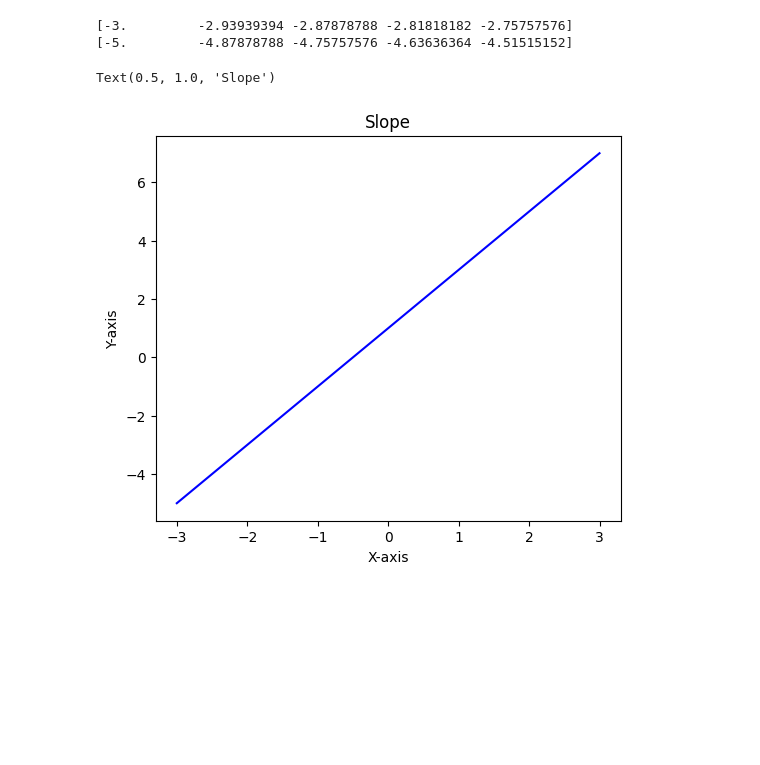
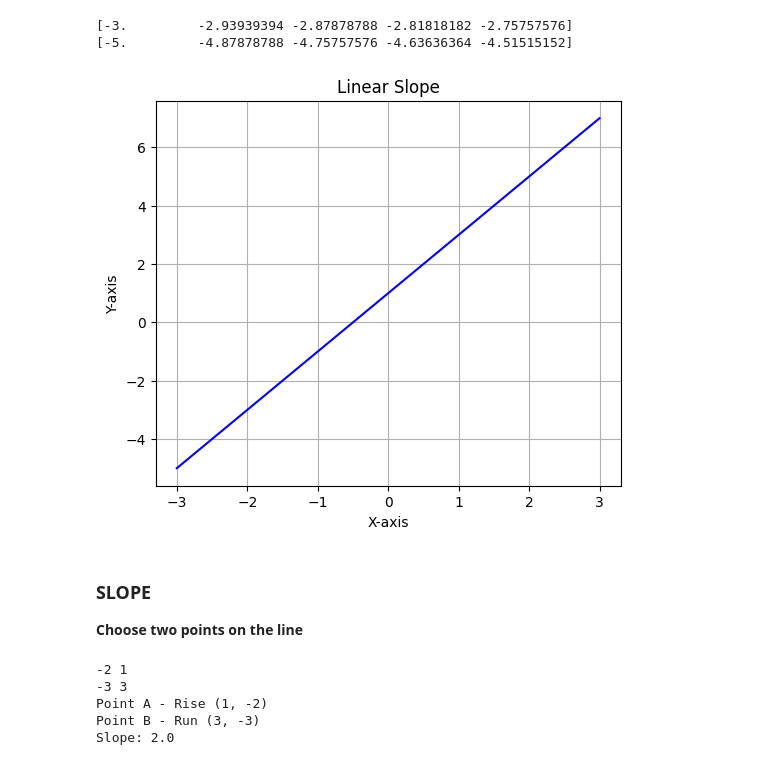
Before and after one commit to th3realAyo/Machine-Learning-Bootcamp, a Jupyter notebook: 03_Math_For_ML/calculus/calculus.ipynb, the cells around one changed output. Cells and saved outputs as stored; diff of their text form; code cells hidden in the pictures; blank space fills up the shorter version.

```diff
--- a/03_Math_For_ML/calculus/calculus.ipynb
+++ b/03_Math_For_ML/calculus/calculus.ipynb
@@ -18,13 +19,37 @@ print(y[:5])
 [-5.         -4.87878788 -4.75757576 -4.63636364 -4.51515152]
 # %%
 # Find the slope of the x & y values
+# Slope formula m = y2-y1/x2-x1
 
-# m = y2-y1/x2-x1
 plt.figure(figsize=(6,5))
 plt.plot(x, y, color="blue")
 plt.xlabel("X-axis")
 plt.ylabel("Y-axis")
-plt.title("Slope")
+plt.title("Linear Slope")
+plt.grid()
 # %% [output]
-Text(0.5, 1.0, 'Slope')
-[figure, old version]
+[figure, new version]
+# %% [markdown]
+### SLOPE
+**Choose two points on the line**
+# %%
+x1, x2 = -2, 1
+y1, y2 = lineFunc(x1), lineFunc(x2)
+
+print(x1, x2)
+print(y1, y2)
+
+# Find and calculate the slope
+rise = y2 - y1
+run = x2 - x1
+slope = rise/run
+
+print(f"Point A - Rise ({x2}, {x1})")
+print(f"Point B - Run ({y2}, {y1})")
+print(f"Slope: {slope}")
+# %% [output]
+-2 1
+-3 3
+Point A - Rise (1, -2)
+Point B - Run (3, -3)
+Slope: 2.0
```
Also changed, not shown: parts of 22 cells of this notebook.
